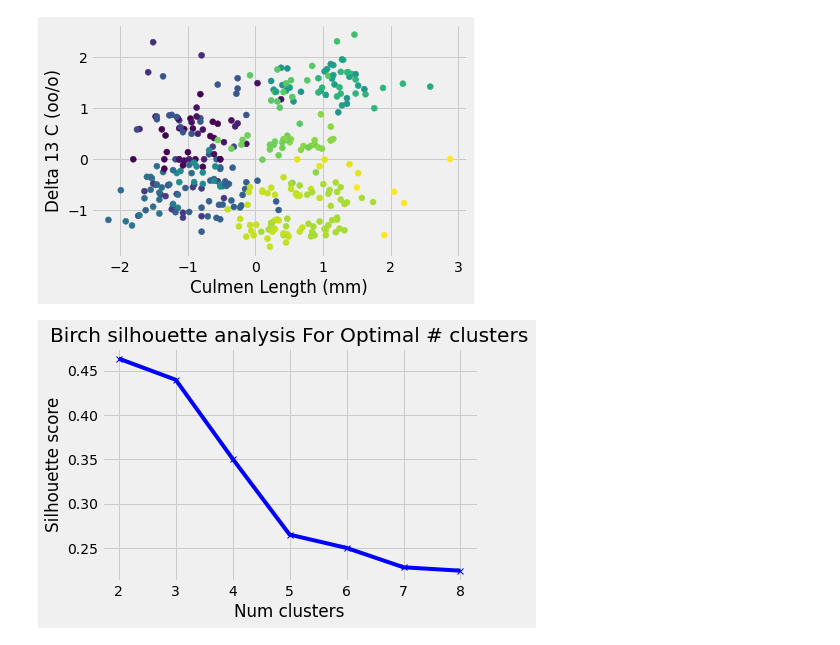
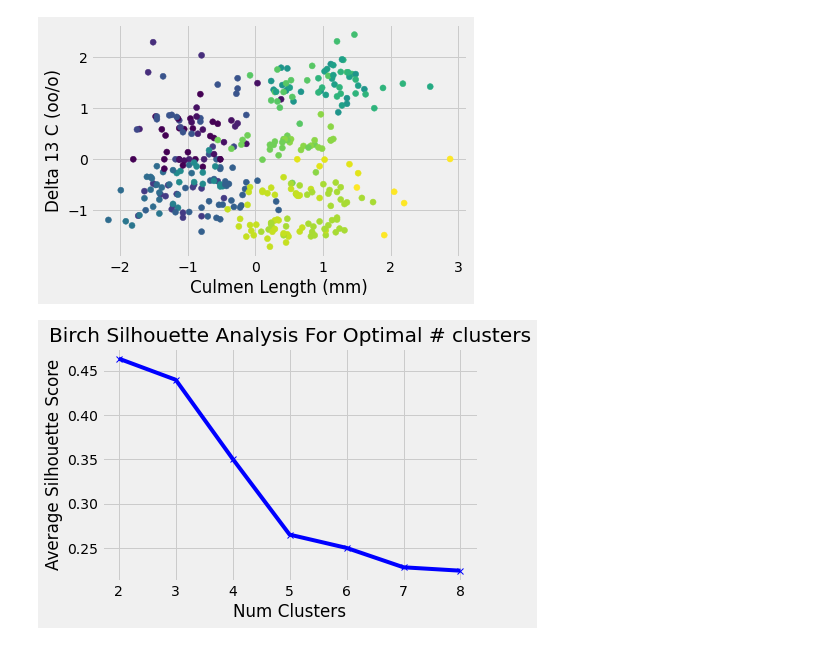
Before and after one commit to OnionYams/M9-Assess, a Jupyter notebook: part2/ahad_working_copy.ipynb, the cells around one changed output. Saved outputs shown, nothing was run; the diff lists cells and outputs as text; code cells hidden in the pictures.

```diff
--- a/part2/ahad_working_copy.ipynb
+++ b/part2/ahad_working_copy.ipynb
@@ -53,21 +52,21 @@ plt.ylabel('Delta 13 C (oo/o)');
 # %%
 range_n_clusters = [2, 3, 4, 5, 6, 7, 8]
 silhouette_avg = []
 for num_clusters in range_n_clusters:
 
  # initialise birch
     bm = Birch(n_clusters=num_clusters, branching_factor=30)
     bm.fit(X)
     cluster_labels = bm.labels_
 
  # silhouette score
     silhouette_avg.append(silhouette_score(X, cluster_labels))
 
 
 plt.plot(range_n_clusters, silhouette_avg,'bx-')
-plt.xlabel('Num clusters')
-plt.ylabel('Silhouette score')
-plt.title('Birch silhouette analysis For Optimal # clusters')
+plt.xlabel('Num Clusters')
+plt.ylabel('Average Silhouette Score')
+plt.title('Birch Silhouette Analysis For Optimal # clusters')
 plt.show()
 # %% [output]
-[figure, old version]
+[figure, new version]
```
Also changed, not shown: parts of 8 cells of this notebook.
